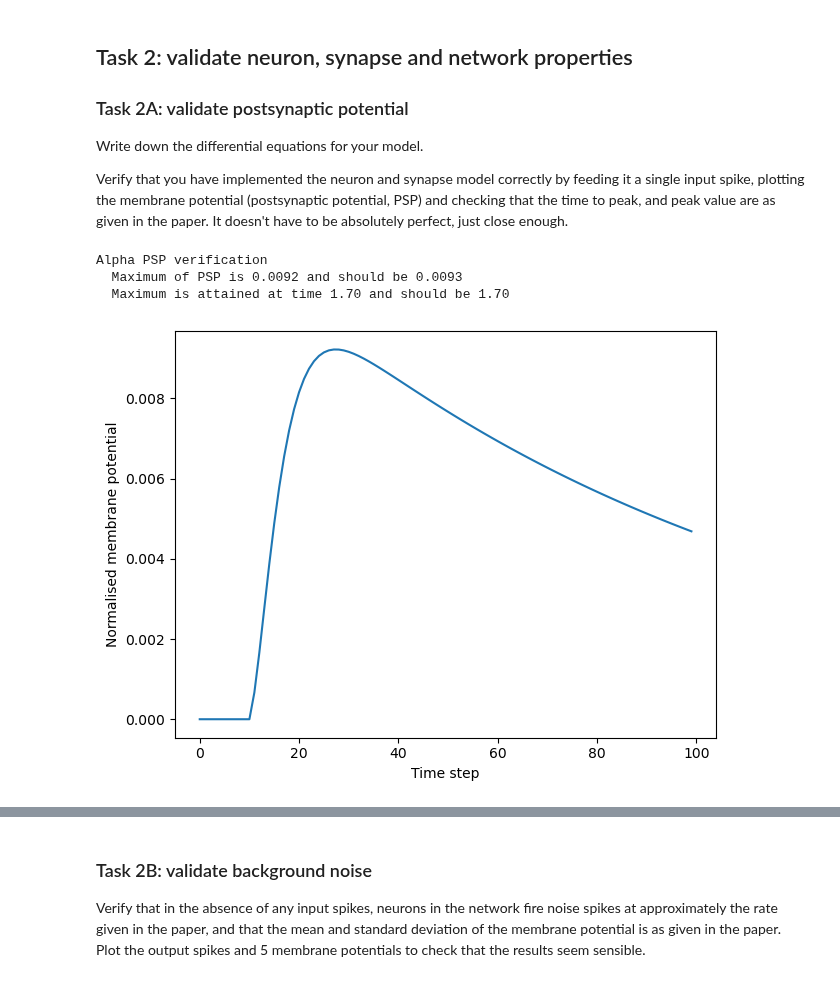
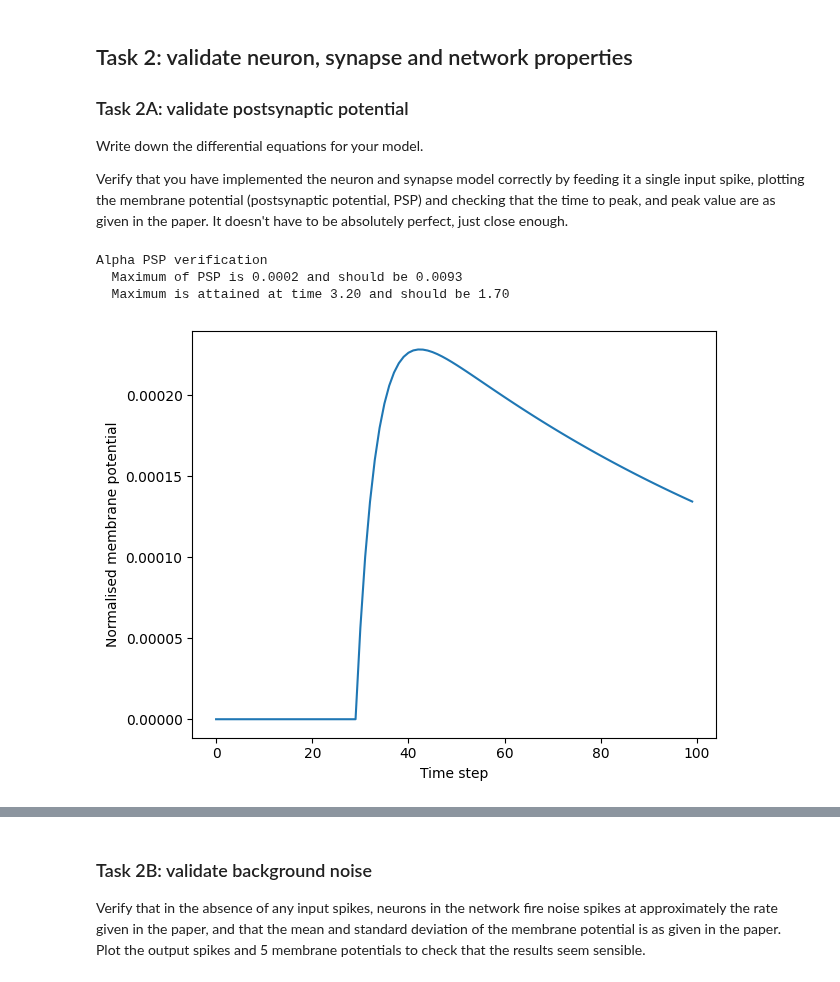
Before and after one commit to hk221/Neuro_for_ML, a Jupyter notebook: Synfire Chains/synfire_no_answers.ipynb, the cells around one changed output, grey strips where cells are left out. Saved outputs shown, nothing was run; the diff lists cells and outputs as text; code cells hidden in the pictures.

```diff
--- a/Synfire Chains/synfire_no_answers.ipynb
+++ b/Synfire Chains/synfire_no_answers.ipynb
@@ -87,6 +87,9 @@ def simulate_layer(
     y = np.zeros(num_neurons)
     t_last = np.full(num_neurons, abs_refractory - 1)  # Last spike time placeholder
 
+    #Record Last spike times
+    refractory_buffer = -(abs_refractory + dt)
+
     # Record activity
     v_rec = np.zeros((num_neurons, num_time_steps))
     spikes_out = np.zeros((num_neurons, num_time_steps))
@@ -120,9 +123,9 @@ def simulate_layer(
         v += dv_dt * dt
 
         # Absolute refractory period check
-        # neurons_in_refractory = (t - t_last) < abs_refractory
-        # v[neurons_in_refractory] = v_reset
-
+        neurons_in_refractory = (t - t_last) < abs_refractory #check if spike was in refactory period
+        v[neurons_in_refractory] = v_reset # reset voltage of neurons that spiked in refactory period
+        spikes_in[neurons_in_refractory, t_idx] = 0 # reset spikes of neurons that spiked in refactory period
         # Check for spiking neurons
         spiking_neurons = v >= v_threshold
         spikes_out[spiking_neurons, t_idx] = 1  # Record spike
@@ -167,28 +170,28 @@ Verify that you have implemented the neuron and synapse model correctly by feedi
 # %%
 # Use this template and fill in the ...
 # Verify synapse properties with no background noise and single input spike
 s_in = np.zeros((1, 100))  # duration 10ms
 s_in[0, 10] = 1  # single input spike at time t=1ms
 v, s = simulate_layer(spikes_in=s_in, noise=False, delay=0)
-v -= v.min()
+#v -= v.min()
 plt.figure()
 plt.plot(v[0, :])
 plt.xlabel("Time step")
 plt.ylabel("Normalised membrane potential")
 plt.tight_layout()
 print("Alpha PSP verification")
 print(
     f"  Maximum of PSP is {v.max():.4f} and should be 0.0093"
 )  # what is the correct value for ...?
 print(
     f"  Maximum is attained at time {(v.argmax()-10)*0.1:.2f} and should be 1.70"
 )  # what is the correct value for ...?
 print()
 # %% [output]
 Alpha PSP verification
-  Maximum of PSP is 0.0092 and should be 0.0093
-  Maximum is attained at time 1.70 and should be 1.70
+  Maximum of PSP is 0.0002 and should be 0.0093
+  Maximum is attained at time 3.20 and should be 1.70
-[figure, old version]
+[figure, new version]
 # %% [markdown]
 Expected results:
 
```
